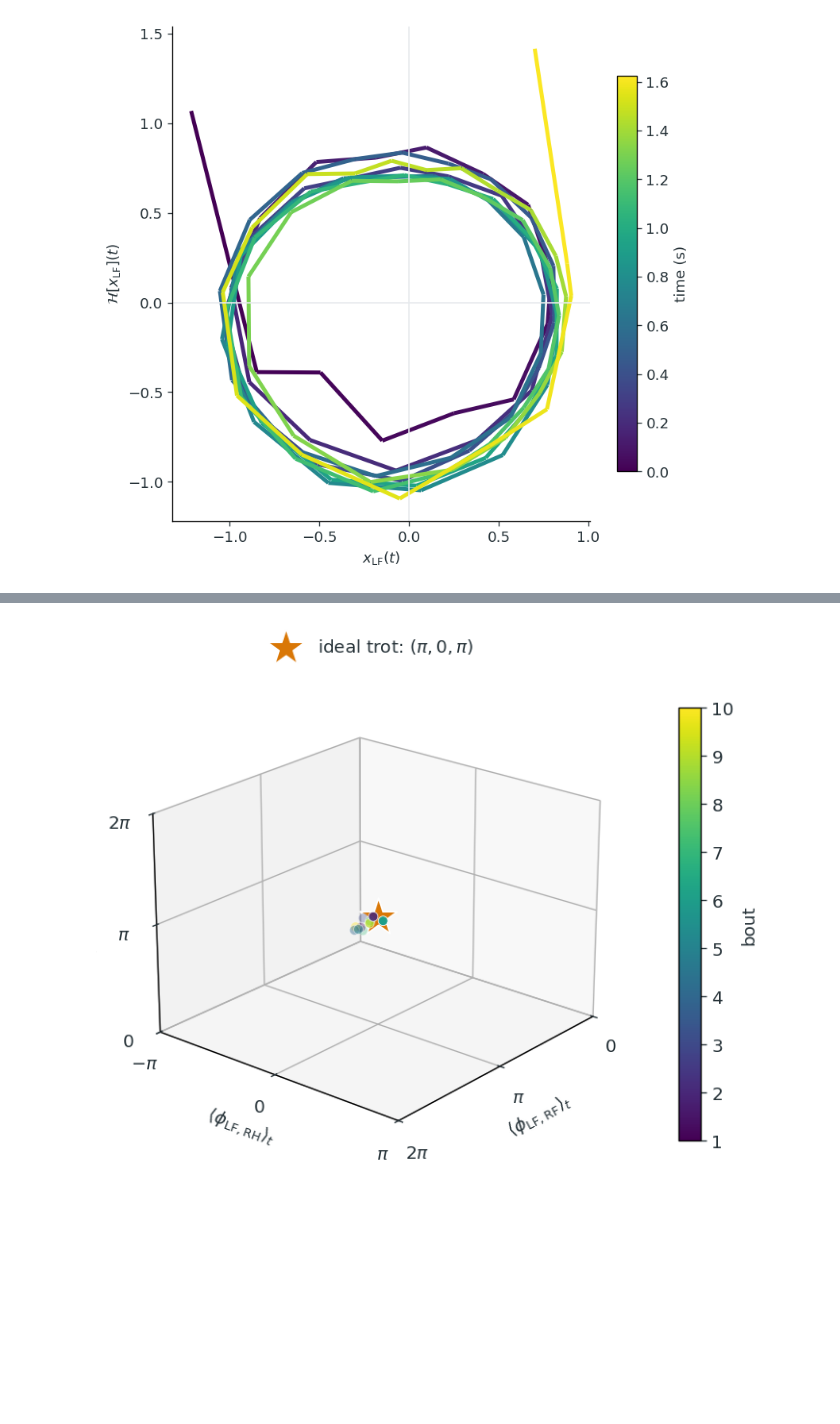
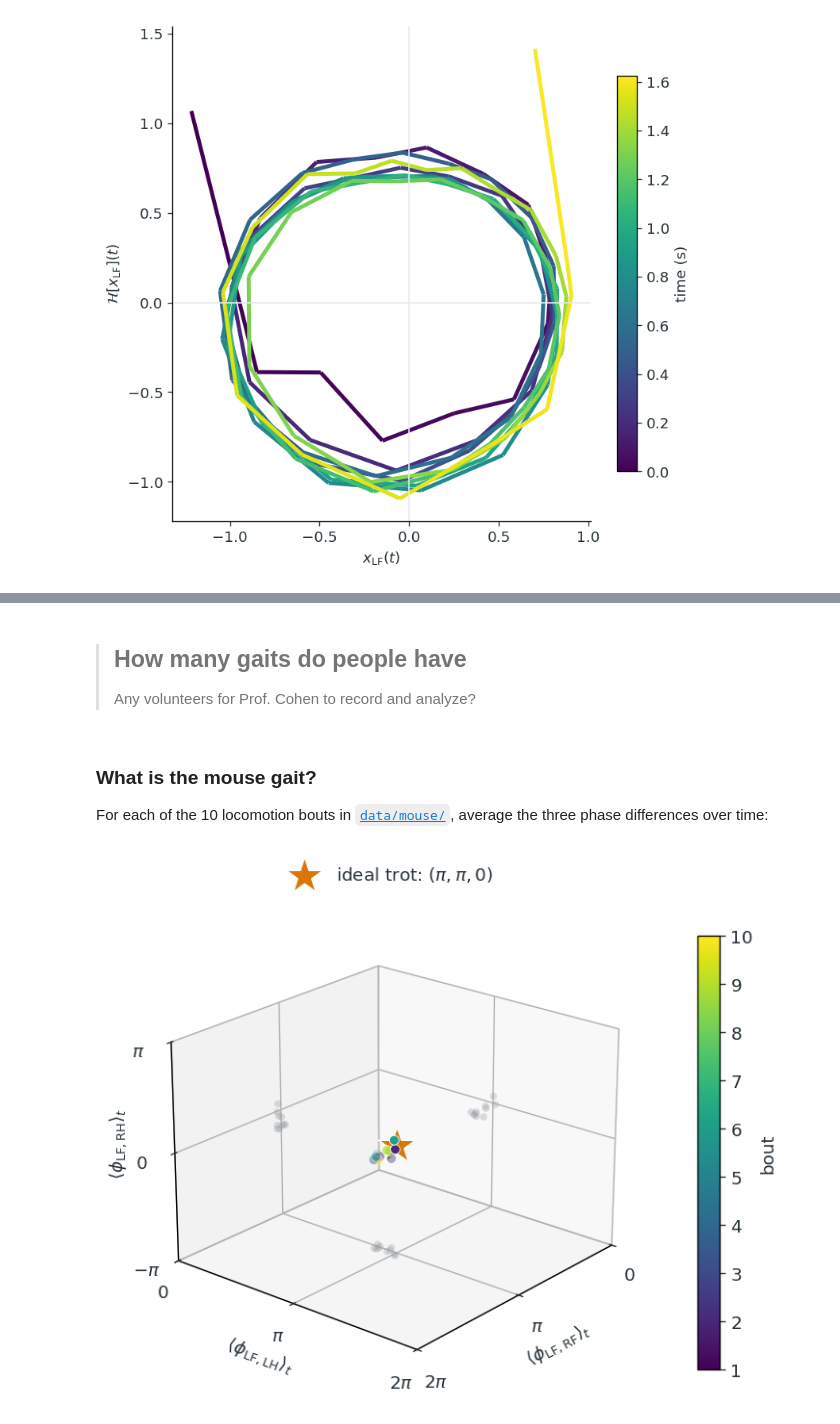
Before and after one commit to shaevitz/567-Crowd-Control, a Jupyter notebook: lectures/lecture-04-recordings-to-phase.ipynb, the cells around one changed output, grey strips where cells are left out. Cells and saved outputs as stored; diff of their text form; code cells hidden in the pictures; blank space fills up the shorter version.

```diff
--- a/lectures/lecture-04-recordings-to-phase.ipynb
+++ b/lectures/lecture-04-recordings-to-phase.ipynb
@@ -32,7 +32,7 @@ else:
 
 FIREFLY_DISPLAY_VIDEO = MEDIA / "firefly-synchrony.mp4"
 FIREFLY_ANALYSIS_VIDEO = MEDIA / "firefly-synchrony-analysis.mp4"
-LEAP_VIDEO = MEDIA / "leap-fly-pose-tracking.mp4"
+LEAP_VIDEO = MEDIA / "mouse_pose.mp4"
 MOUSE_VIDEO = MEDIA / "mouse-running.mp4"
 MOUSE_FPS = 80.0
 TAU = 2 * np.pi
@@ -45,7 +45,9 @@ OLIVE = "#718355"
 INK = "#263238"
 GREY = "#9AA0A6"
 LIGHT = "#E7EAED"
-LIMB_COLORS = {"LF": BLUE, "RF": ORANGE, "RH": OLIVE, "LH": PINK}
+PAW_ORDER = ["LF", "RF", "LH", "RH"]
+PAW_INDEX = {limb: index for index, limb in enumerate(PAW_ORDER)}
+LIMB_COLORS = {"LF": BLUE, "RF": ORANGE, "LH": PINK, "RH": OLIVE}
 
 plt.rcParams.update({
     "figure.dpi": 120,
@@ -276,7 +278,7 @@ def draw_phase_vectors(ax, phases, harmonic=1):
     transformed = harmonic * np.asarray(phases)
     circle = np.linspace(0, TAU, 400)
     ax.plot(np.cos(circle), np.sin(circle), color=LIGHT, lw=2)
-    for phase, color in zip(transformed, LIMB_COLORS.values()):
+    for phase, color in zip(transformed, [LIMB_COLORS[limb] for limb in PAW_ORDER]):
         ax.arrow(
             0, 0, np.cos(phase), np.sin(phase),
             width=0.012, head_width=0.09,
@@ -629,12 +744,12 @@ We will use the $y$-coordinate (along the body axis) of each paw's displacement.
 If we subtract the mean of each, we can see that the four paws are coordinated in their dynamics.
 # %%
 mouse = pd.read_csv(MOUSE_DATA / "mouse-bout-08.csv")
-limbs = ["LF", "RF", "RH", "LH"]
+limbs = PAW_ORDER.copy()
 paw_names = {
     "LF": "Left front",
     "RF": "Right front",
+    "LH": "Left hind",
     "RH": "Right hind",
-    "LH": "Left hind",
 }
 mouse_time = np.arange(len(mouse)) / MOUSE_FPS
 
@@ -932,9 +1106,17 @@ For each of the 10 locomotion bouts in [`data/mouse/`](../data/mouse/), average
+# %% [markdown]
+> ## How many gaits do people have
+>
+> Any volunteers for Prof. Cohen to record and analyze?
+# %% [markdown]
+### What is the mouse gait?
+
+For each of the 10 locomotion bouts in [`data/mouse/`](../data/mouse/), average the three phase differences over time:
 # %%
 PHASE_EDGE_FRAMES = 10
 phase_indices = np.arange(PHASE_EDGE_FRAMES, len(mouse) - PHASE_EDGE_FRAMES)
 mouse_paths = sorted(MOUSE_DATA.glob("mouse-bout-*.csv"))
-relative_limbs = ["RF", "RH", "LH"]
-ideal_trot = np.array([np.pi, 0.0, np.pi])
+relative_limbs = limbs[1:]
+ideal_trot = GAIT_STATES["trot"][1:]
 bout_phase_means = []
 
 for bout_number, path in enumerate(mouse_paths, start=1):
@@ -966,41 +1148,53 @@ bout_phase_means = pd.DataFrame(
     bout_phase_means, columns=["bout", *relative_limbs]
 )
 
 fig = plt.figure(figsize=(8, 6.5))
 ax = fig.add_subplot(111, projection="3d")
+
+# Orthogonal projections make the three pairwise phase views visible at once.
+rf = bout_phase_means["RF"]
+rh = bout_phase_means["RH"]
+lh = bout_phase_means["LH"]
+projection_style = dict(color=GREY, s=20, alpha=0.35, edgecolor="none", depthshade=False)
+ax.scatter(np.zeros_like(rf), lh, rh, **projection_style)
+ax.scatter(rf, np.zeros_like(lh), rh, **projection_style)
+ax.scatter(rf, lh, np.full_like(rh, -np.pi), **projection_style)
 points = ax.scatter(
     bout_phase_means["RF"],
+    bout_phase_means["LH"],
     bout_phase_means["RH"],
-    bout_phase_means["LH"],
     c=bout_phase_means["bout"], cmap="viridis",
     s=35, edgecolor="white", linewidth=0.5,
 )
 ax.scatter(
     *ideal_trot, marker="*", s=600, color=ORANGE,
-    edgecolor="white", label=r"ideal trot: $(\pi,0,\pi)$",
+    edgecolor="white", label=r"ideal trot: $(\pi,\pi,0)$",
 )
 ax.set(
     xlabel=r"$\langle\phi_{\rm LF,RF}\rangle_t$",
-    ylabel=r"$\langle\phi_{\rm LF,RH}\rangle_t$",
-    zlabel=r"$\langle\phi_{\rm LF,LH}\rangle_t$",
-    xlim=(0, TAU), ylim=(-np.pi, np.pi), zlim=(0, TAU),
+    ylabel=r"$\langle\phi_{\rm LF,LH}\rangle_t$",
+    zlabel=r"$\langle\phi_{\rm LF,RH}\rangle_t$",
+    xlim=(0, TAU), ylim=(0, TAU), zlim=(-np.pi, np.pi),
     xticks=[0, np.pi, TAU],
-    yticks=[-np.pi, 0, np.pi],
-    zticks=[0, np.pi, TAU],
+    yticks=[0, np.pi, TAU],
+    zticks=[-np.pi, 0, np.pi],
     xticklabels=["0", r"$\pi$", r"$2\pi$"],
-    yticklabels=[r"$-\pi$", "0", r"$\pi$"],
-    zticklabels=["0", r"$\pi$", r"$2\pi$"],
+    yticklabels=["0", r"$\pi$", r"$2\pi$"],
+    zticklabels=[r"$-\pi$", "0", r"$\pi$"],
 )
+ax.set_zlabel("")
+ax.text2D(-.06, .52, r"$\langle\phi_{\rm LF,RH}\rangle_t$", transform=ax.transAxes,
+          rotation=90, ha="center", va="center")
 ax.view_init(elev=22, azim=40)
 ax.legend(
     loc="lower center", bbox_to_anchor=(0.5, 1.02), frameon=False,
 )
 fig.colorbar(
     points, ax=ax, label="bout", ticks=range(1, 11),
     pad=0.10, shrink=0.75,
 )
 fig.subplots_adjust(left=0.12, right=0.82)
 plt.show()
 # %% [output]
-[figure, old version]
+[figure, new version]
 # %% [markdown]
```
Also changed, not shown: parts of 52 cells of this notebook, 8 other files.
